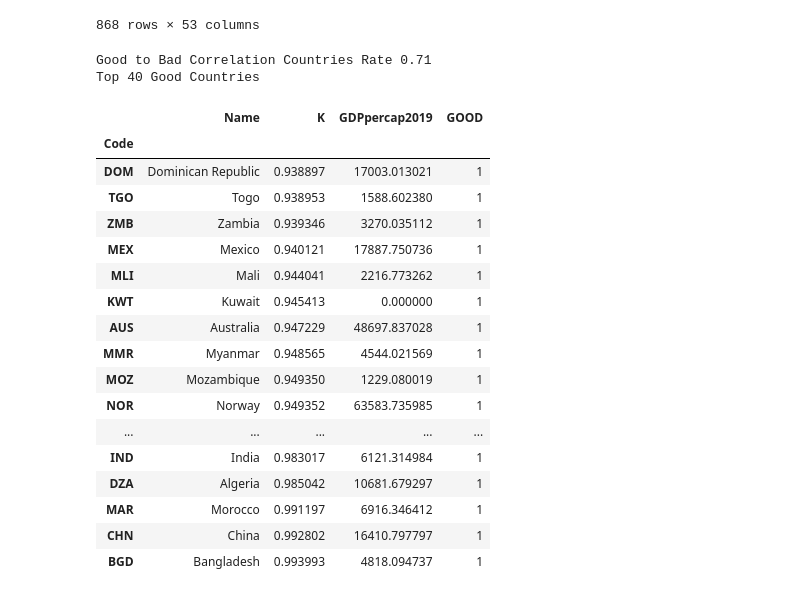
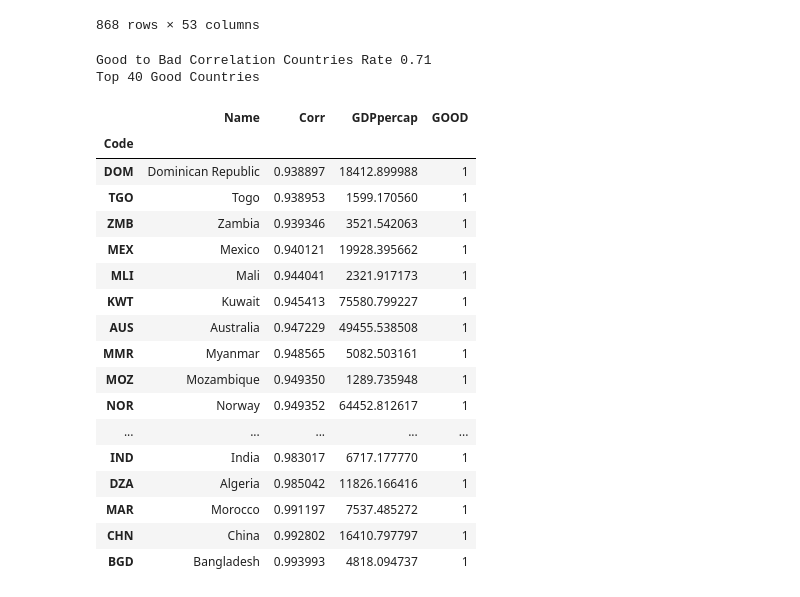
Before and after one commit to Polinden/InvestM3World, a Jupyter notebook: Polyna.ipynb, the cells around one changed output. Saved outputs shown, nothing was run; the diff lists cells and outputs as text; code cells hidden in the pictures.

```diff
--- a/Polyna.ipynb
+++ b/Polyna.ipynb
@@ -89,50 +89,50 @@ df  #print cleaned and preprocessed table
 # %%
 #find and sort best candidateds
 #calc Pearson corr for M2 and Investment
 #score 1 for Pearson corr>threshold, otherwise 0
 
-df2 = pn.DataFrame(columns=['Name','Code','K','GDPpercap2019', 'GOOD'])
+df2 = pn.DataFrame(columns=['Name','Code','Corr','GDPpercap', 'GOOD'])
 for name in l:
     #settings
     i1=df[df['Country Code']==name].index[0]   #M2
     i2=i1+3                                    #Investment
     i3=i1+1                                    #GDP percap
     thresh=0.65                                #threshold for Pearson corr
     cut_year=-1                                #No2020
     top=40
     #########
     z=df.iloc[[i1,i2],3:cut_year].T
     first=(z.iloc[:,0]>0).idxmax()
     z=z.loc[first:]                            #drop heading zero columns
     zz=z.corr()
     if zz.iloc[0,1]>thresh:
-        df2.loc[len(df2)] = [(df.iloc[i1,0]),name,zz.iloc[0,1],df.iloc[i3,-1], 1]
+        df2.loc[len(df2)] = [(df.iloc[i1,0]),name,zz.iloc[0,1],df.iloc[i3,3:].max(), 1]
     else:
         if pn.notna(zz.iloc[0,1]):
            df2.loc[len(df2)] = [(df.iloc[i1,0]),name,zz.iloc[0,1],df.iloc[i3,-1], 0]
 gb=len(df2.loc[df2['GOOD']==1])/len(df2)
 print(f'\nGood to Bad Correlation Countries Rate {gb:0.2f}')
 print(f'Top {top} Good Countries')
-df2.set_index('Code').sort_values(['K'])[-top:]
+df2.set_index('Code').sort_values(['Corr'])[-top:]
 # %% [output]
 Good to Bad Correlation Countries Rate 0.71
 Top 40 Good Countries
-|  | Name | K | GDPpercap2019 | GOOD |
+|  | Name | Corr | GDPpercap | GOOD |
 | Code |  |  |  |  |
-| DOM | Dominican Republic | 0.938897 | 17003.013021 | 1 |
-| TGO | Togo | 0.938953 | 1588.602380 | 1 |
-| ZMB | Zambia | 0.939346 | 3270.035112 | 1 |
-| MEX | Mexico | 0.940121 | 17887.750736 | 1 |
-| MLI | Mali | 0.944041 | 2216.773262 | 1 |
-| KWT | Kuwait | 0.945413 | 0.000000 | 1 |
-| AUS | Australia | 0.947229 | 48697.837028 | 1 |
-| MMR | Myanmar | 0.948565 | 4544.021569 | 1 |
-| MOZ | Mozambique | 0.949350 | 1229.080019 | 1 |
-| NOR | Norway | 0.949352 | 63583.735985 | 1 |
+| DOM | Dominican Republic | 0.938897 | 18412.899988 | 1 |
+| TGO | Togo | 0.938953 | 1599.170560 | 1 |
+| ZMB | Zambia | 0.939346 | 3521.542063 | 1 |
+| MEX | Mexico | 0.940121 | 19928.395662 | 1 |
+| MLI | Mali | 0.944041 | 2321.917173 | 1 |
+| KWT | Kuwait | 0.945413 | 75580.799227 | 1 |
+| AUS | Australia | 0.947229 | 49455.538508 | 1 |
+| MMR | Myanmar | 0.948565 | 5082.503161 | 1 |
+| MOZ | Mozambique | 0.949350 | 1289.735948 | 1 |
+| NOR | Norway | 0.949352 | 64452.812617 | 1 |
 | ... | ... | ... | ... | ... |
-| IND | India | 0.983017 | 6121.314984 | 1 |
-| DZA | Algeria | 0.985042 | 10681.679297 | 1 |
-| MAR | Morocco | 0.991197 | 6916.346412 | 1 |
+| IND | India | 0.983017 | 6717.177770 | 1 |
+| DZA | Algeria | 0.985042 | 11826.166416 | 1 |
+| MAR | Morocco | 0.991197 | 7537.485272 | 1 |
 | CHN | China | 0.992802 | 16410.797797 | 1 |
 | BGD | Bangladesh | 0.993993 | 4818.094737 | 1 |
 # %%
```
Also changed, not shown: parts of 9 cells of this notebook.
